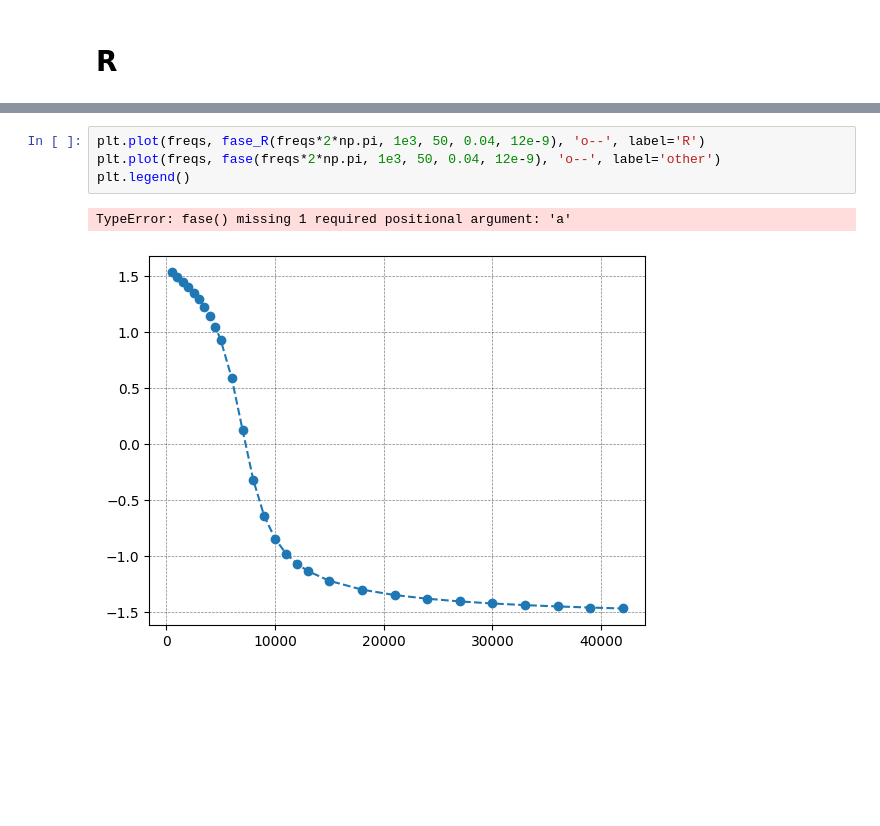
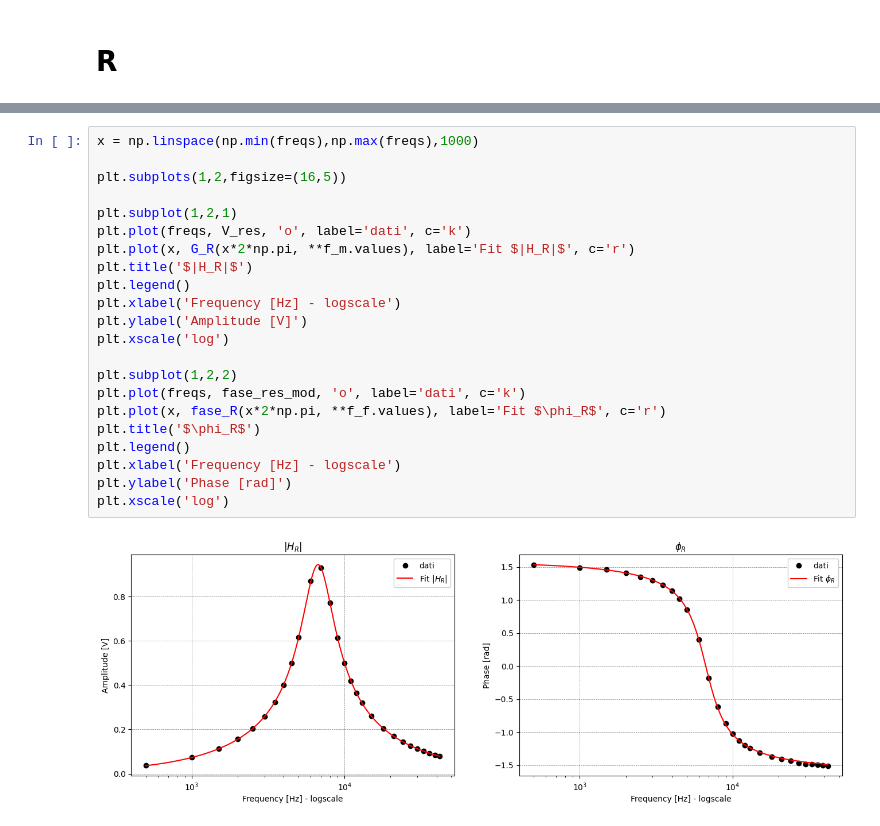
Before and after one commit to Yedi278/Lab2, a Jupyter notebook: Circuiti_3/RLC.ipynb, the cells around one changed output, grey strips where cells are left out. Cells and saved outputs as stored; diff of their text form; blank space fills up the shorter version.

```diff
--- a/Circuiti_3/RLC.ipynb
+++ b/Circuiti_3/RLC.ipynb
@@ -130,7 +161,24 @@ f_f.visualize(npoints=10000)
-# %%
-plt.plot(freqs, fase_R(freqs*2*np.pi, 1e3, 50, 0.04, 12e-9), 'o--', label='R')
-plt.plot(freqs, fase(freqs*2*np.pi, 1e3, 50, 0.04, 12e-9), 'o--', label='other')
-plt.legend()
-# %% [output]
-TypeError: fase() missing 1 required positional argument: 'a'
-[figure, removed]
+# %%
+x = np.linspace(np.min(freqs),np.max(freqs),1000)
+
+plt.subplots(1,2,figsize=(16,5))
+
+plt.subplot(1,2,1)
+plt.plot(freqs, V_res, 'o', label='dati', c='k')
+plt.plot(x, G_R(x*2*np.pi, **f_m.values), label='Fit $|H_R|$', c='r')
+plt.title('$|H_R|$')
+plt.legend()
+plt.xlabel('Frequency [Hz] - logscale')
+plt.ylabel('Amplitude [V]')
+plt.xscale('log')
+
+plt.subplot(1,2,2)
+plt.plot(freqs, fase_res_mod, 'o', label='dati', c='k')
+plt.plot(x, fase_R(x*2*np.pi, **f_f.values), label='Fit $\phi_R$', c='r')
+plt.title('$\phi_R$')
+plt.legend()
+plt.xlabel('Frequency [Hz] - logscale')
+plt.ylabel('Phase [rad]')
+plt.xscale('log')
+# %% [output]
+[figure, added]
```
Also changed, not shown: parts of 7 cells of this notebook.
